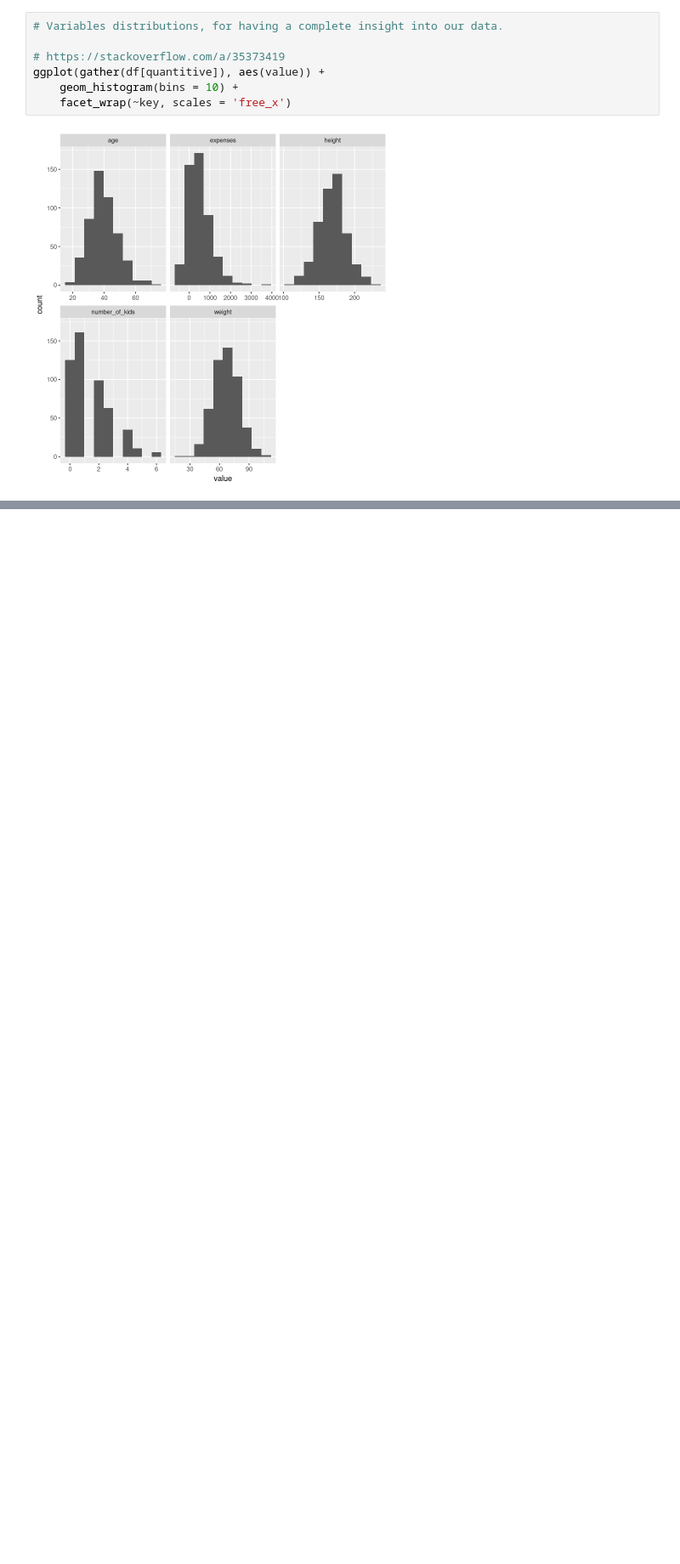
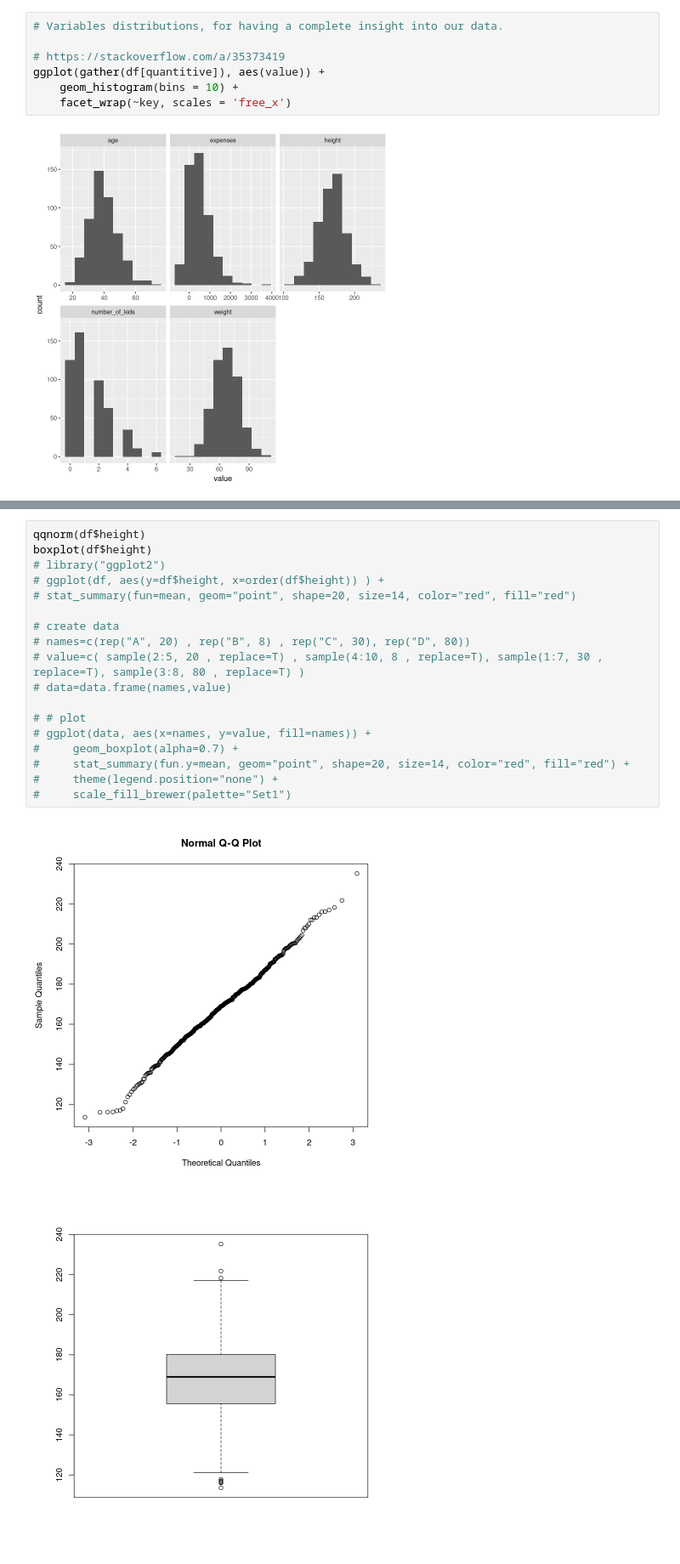
Before and after one commit to bieganski/stat, a Jupyter notebook: ex1/solution.ipynb, the cells around one changed output, grey strips where cells are left out. Shown at 85% size. Cells and saved outputs as stored; diff of their text form; blank space fills up the shorter version.

```diff
--- a/ex1/solution.ipynb
+++ b/ex1/solution.ipynb
@@ -83,0 +116,21 @@ ggplot(gather(df[quantitive]), aes(value)) +
+# %%
+qqnorm(df$height)
+boxplot(df$height)
+# library("ggplot2")
+# ggplot(df, aes(y=df$height, x=order(df$height)) ) +
+# stat_summary(fun=mean, geom="point", shape=20, size=14, color="red", fill="red")
+
+# create data
+# names=c(rep("A", 20) , rep("B", 8) , rep("C", 30), rep("D", 80))
+# value=c( sample(2:5, 20 , replace=T) , sample(4:10, 8 , replace=T), sample(1:7, 30 , replace=T), sample(3:8, 80 , replace=T) )
+# data=data.frame(names,value)
+
+# # plot
+# ggplot(data, aes(x=names, y=value, fill=names)) +
+#     geom_boxplot(alpha=0.7) +
+#     stat_summary(fun.y=mean, geom="point", shape=20, size=14, color="red", fill="red") +
+#     theme(legend.position="none") +
+#     scale_fill_brewer(palette="Set1")
+# %% [output]
+[figure, added]
+[figure, added]
```
Also changed, not shown: parts of 30 cells of this notebook.
